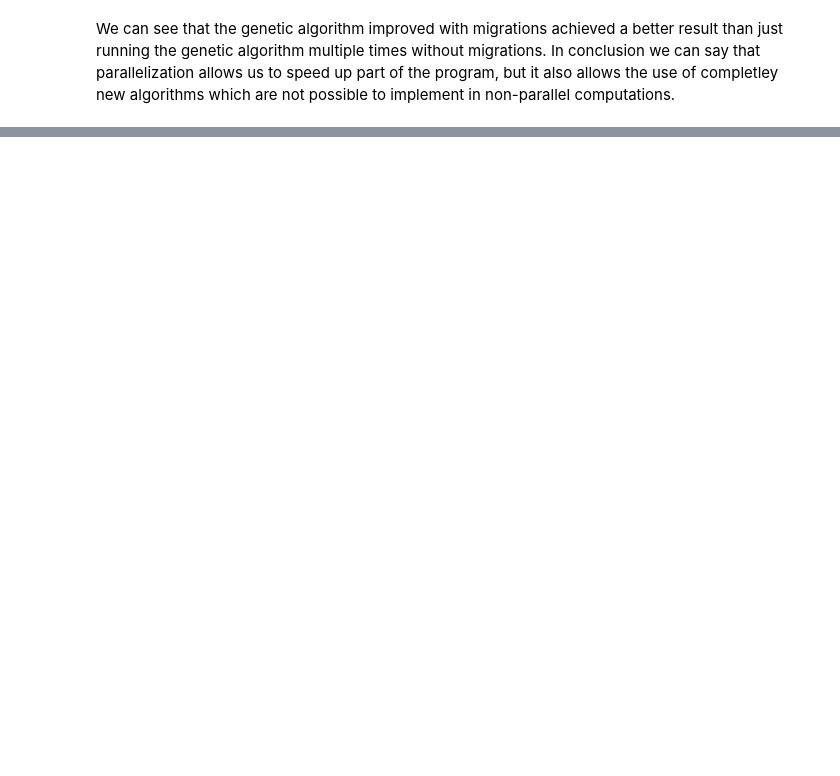
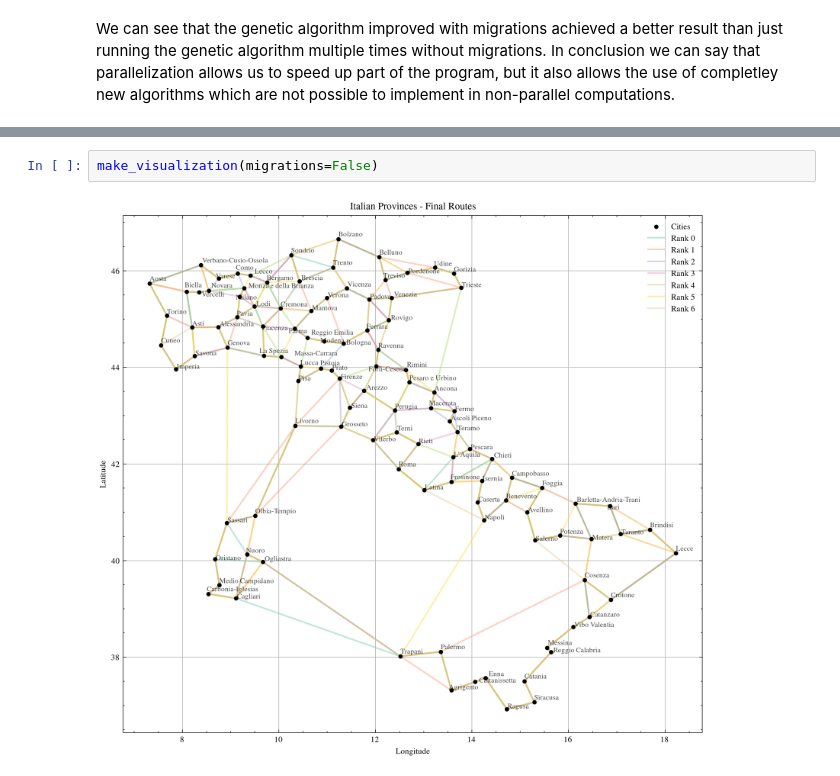
Before and after one commit to Mattia04/LSN, a Jupyter notebook: Exercises/Exercises_10/Exercises_10.ipynb, the cells around one changed output, grey strips where cells are left out. Saved outputs shown, nothing was run; the diff lists cells and outputs as text; blank space fills up the shorter version.

```diff
--- a/Exercises/Exercises_10/Exercises_10.ipynb
+++ b/Exercises/Exercises_10/Exercises_10.ipynb
@@ -184,6 +193,10 @@ def make_visualization():
     ax.legend()
 
     plt.show()
+# %%
+make_visualization(migrations=False)
+# %% [output]
+[figure, added]
 # %%
 make_visualization()
 # %% [output]
```
Also changed, not shown: parts of 10 cells of this notebook, 44 other files.
